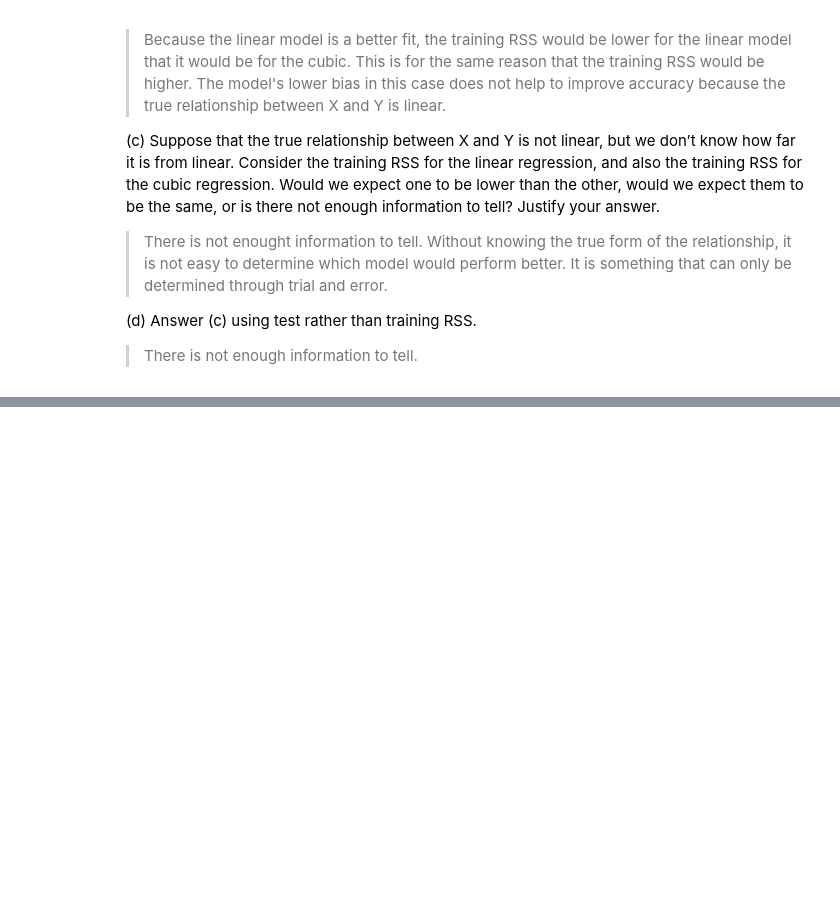
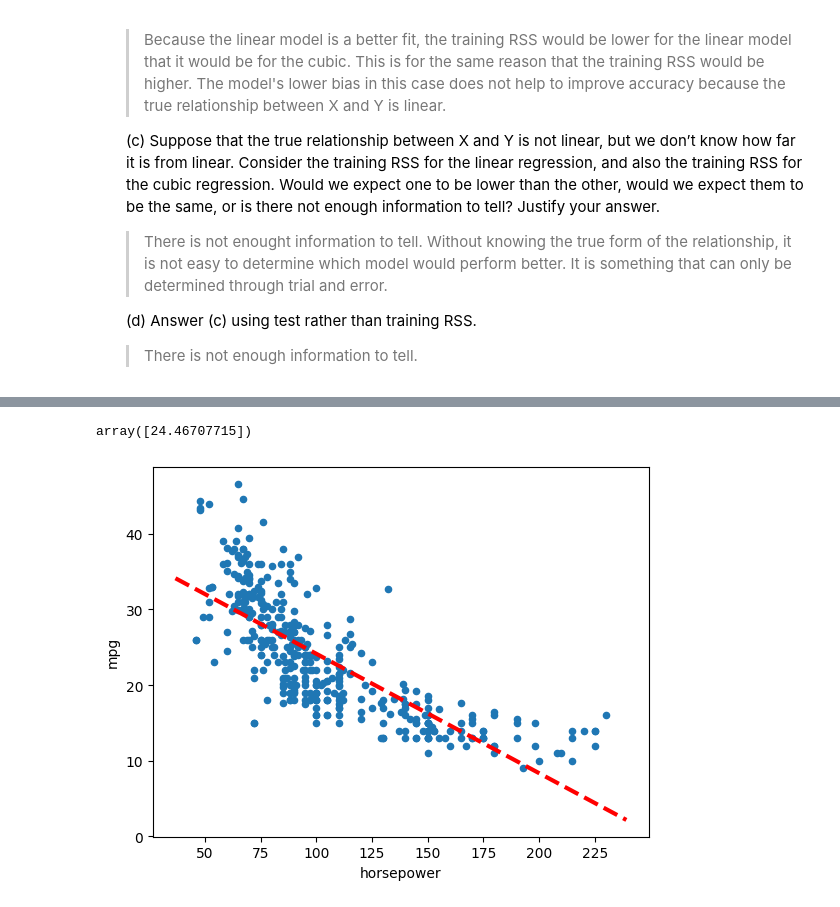
Before and after one commit to xuzmocode4-325/isl, a Jupyter notebook: 2-linear-regression/notebooks/exercises.ipynb, the cells around one changed output, grey strips where cells are left out. Drawn from its saved outputs; the diff is of its cells as text; code cells hidden in the pictures; blank space fills up the shorter version.

```diff
--- a/2-linear-regression/notebooks/exercises.ipynb
+++ b/2-linear-regression/notebooks/exercises.ipynb
@@ -64,0 +112,3 @@ regression methods.
+# %%
+Auto = load_data('Auto') # Loading "Boston" dataset
+Auto.columns
@@ -64,0 +147,8 @@ regression methods.
+# %%
+y = Auto['mpg']
+
+design = MS(['horsepower'])
+X = design.fit_transform(Auto)
+model = sm.OLS(y, X)
+results = model.fit()
+print(results.summary())
@@ -64,0 +173,18 @@ regression methods.
+# %%
+new_df = pd.DataFrame({'horsepower':[98]})
+newX = design.transform(new_df)
+preds = results.get_prediction(newX)
+preds.predicted_mean
+# %% [output]
+array([24.46707715])
+# %%
+def abline(ax , b, m, *args, **kwargs):
+    "Add a line with slope m and intercept b to ax"
+    xlim = ax. get_xlim ()
+    ylim = [m * xlim [0] + b, m * xlim [1] + b]
+    ax.plot(xlim , ylim, *args, **kwargs)
+# %%
+ax = Auto.plot.scatter('horsepower', 'mpg')
+abline(ax ,results.params[0], results.params[1],'r--', linewidth=3)
+# %% [output]
+[figure, added]
```
Also changed, not shown: parts of 35 cells of this notebook, 2 other files.
